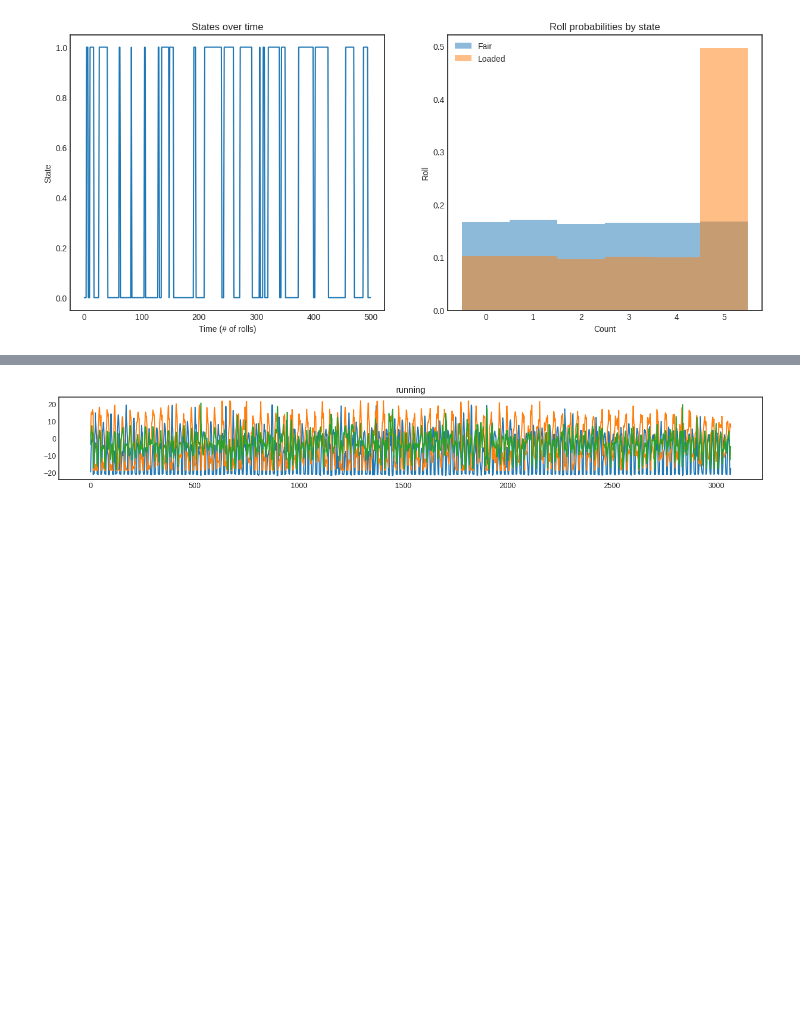
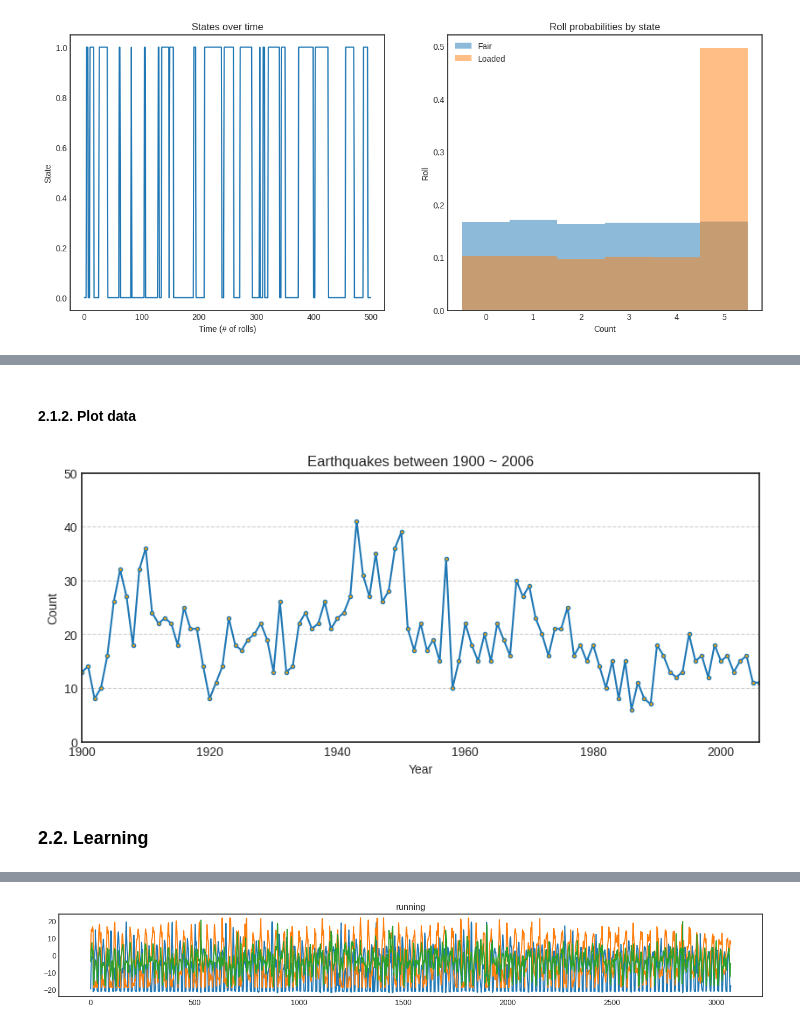
Before and after one commit to snuhcs/time-series-2022, a Jupyter notebook: Notebook/Lecture 4 - Hidden Markov Model.ipynb, the cells around one changed output, grey strips where cells are left out. Drawn from its saved outputs; the diff is of its cells as text; code cells hidden in the pictures; blank space fills up the shorter version.

```diff
--- a/Notebook/Lecture 4 - Hidden Markov Model.ipynb
+++ b/Notebook/Lecture 4 - Hidden Markov Model.ipynb
@@ -341,0 +357,29 @@ plt.show()
+# %%
+# earthquake data from http://earthquake.usgs.gov/
+years = np.arange(1900, 2007)
+earthquakes = np.array([
+    13, 14, 8, 10, 16, 26, 32, 27, 18, 32, 36, 24, 22, 23, 22, 18,
+    25, 21, 21, 14, 8, 11, 14, 23, 18, 17, 19, 20, 22, 19, 13, 26,
+    13, 14, 22, 24, 21, 22, 26, 21, 23, 24, 27, 41, 31, 27, 35, 26,
+    28, 36, 39, 21, 17, 22, 17, 19, 15, 34, 10, 15, 22, 18, 15, 20,
+    15, 22, 19, 16, 30, 27, 29, 23, 20, 16, 21, 21, 25, 16, 18, 15,
+    18, 14, 10, 15, 8, 15, 6, 11, 8, 7, 18, 16, 13, 12, 13, 20,
+    15, 16, 12, 18, 15, 16, 13, 15, 16, 11, 11])
+# %% [markdown]
+#### 2.1.2. Plot data
+# %%
+fig, ax = plt.subplots(figsize=(10, 4))
+ax.grid(axis='y', linestyle='--')
+
+ax.plot(years, earthquakes, marker='.', ms=6, mfc='orange')
+
+ax.set_title('Earthquakes between 1900 ~ 2006')
+ax.set_xlim(1900, 2006)
+ax.set_ylim(0, 50)
+ax.set_xlabel('Year')
+ax.set_ylabel('Count')
+fig.show()
+# %% [output]
+[figure, added]
+# %% [markdown]
+### 2.2. Learning
```
Also changed, not shown: parts of 38 cells of this notebook.
